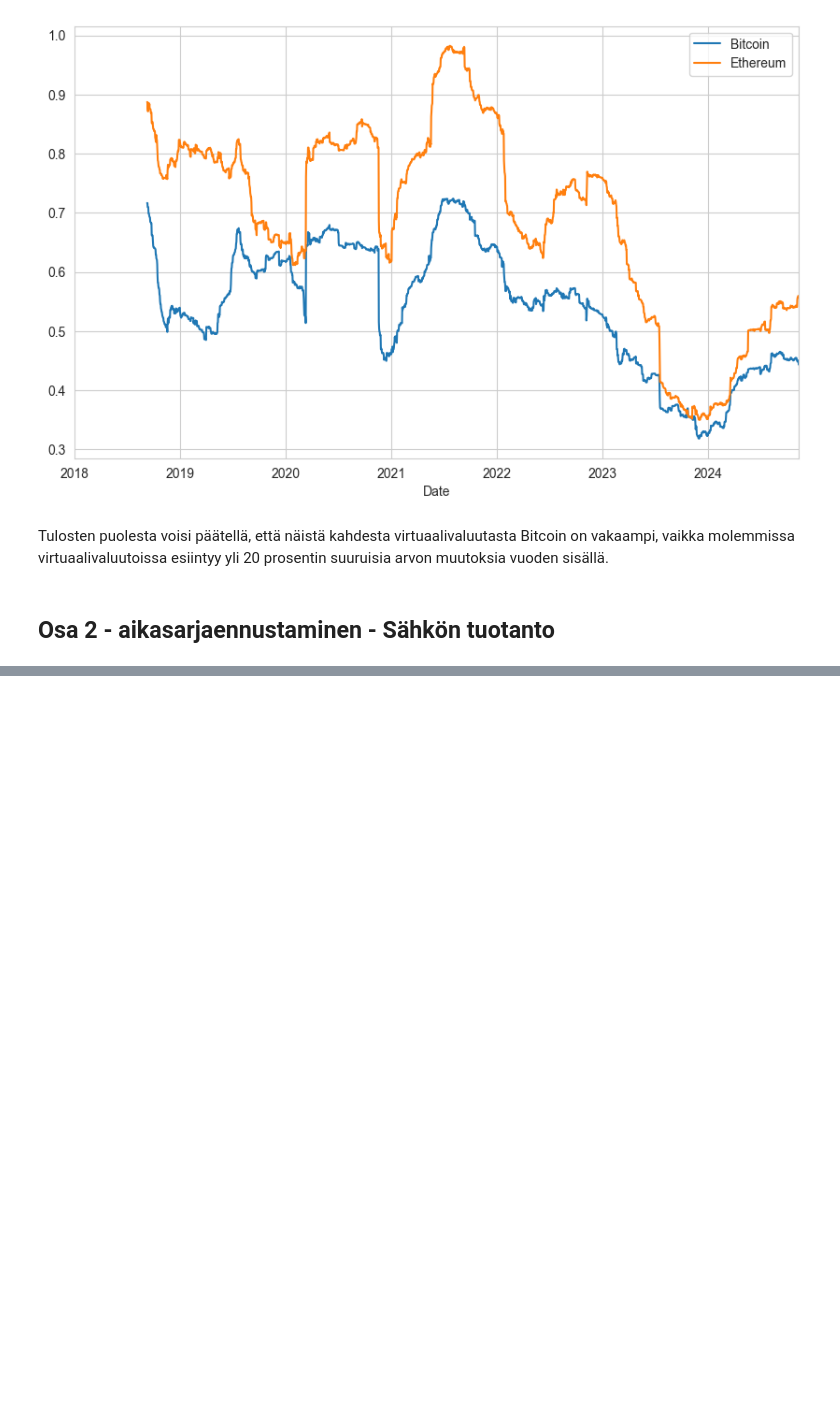
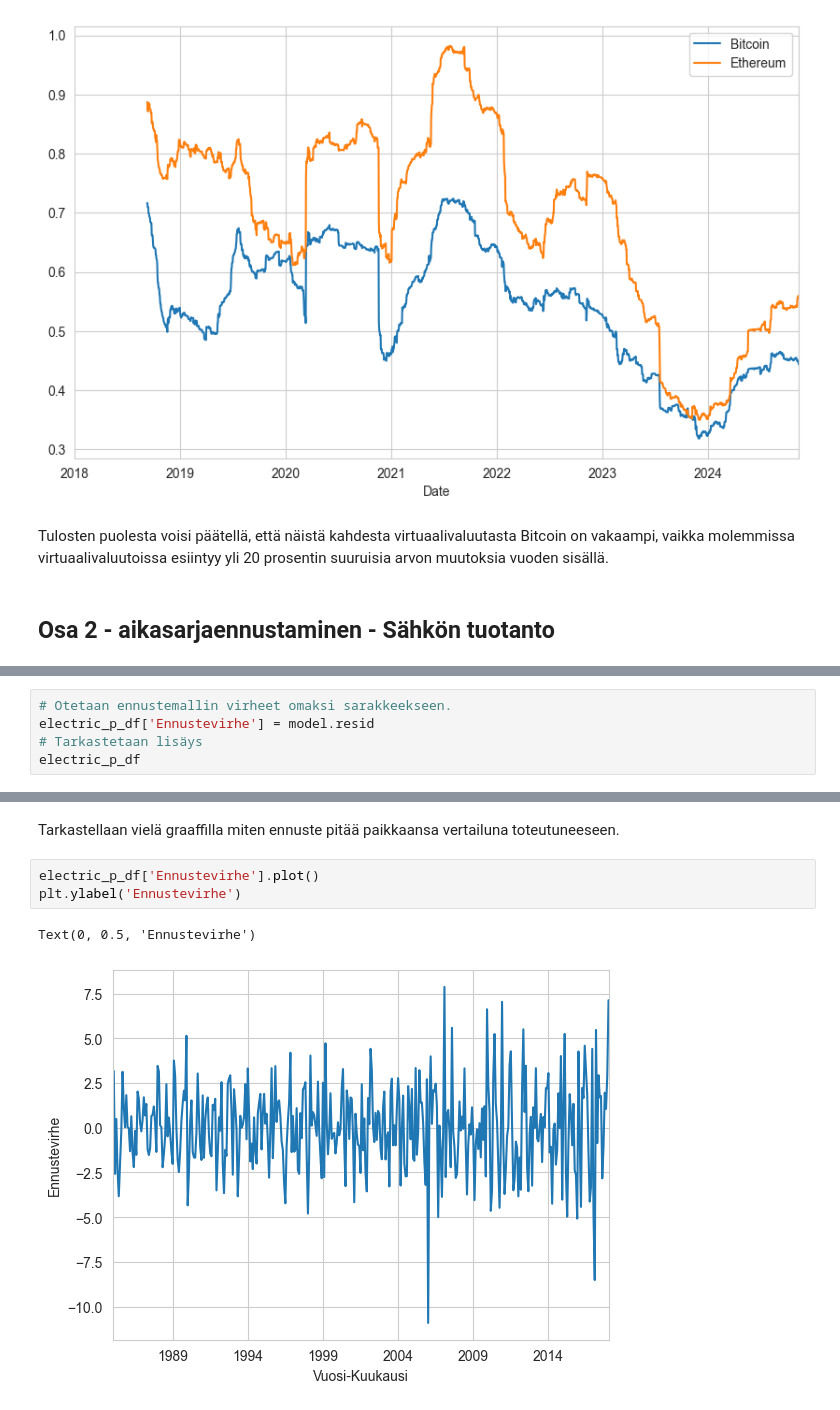
Before and after one commit to TatuE/Data_analytics, a Jupyter notebook: assignment_2/Tehtava_2_aikasarjat.ipynb, the cells around one changed output, grey strips where cells are left out. Drawn from its saved outputs; the diff is of its cells as text; blank space fills up the shorter version.

```diff
--- a/assignment_2/Tehtava_2_aikasarjat.ipynb
+++ b/assignment_2/Tehtava_2_aikasarjat.ipynb
@@ -431,0 +574,5 @@ Tulosten puolesta voisi päätellä, että näistä kahdesta virtuaalivaluutasta
+# %%
+# Otetaan ennustemallin virheet omaksi sarakkeekseen.
+electric_p_df['Ennustevirhe'] = model.resid
+# Tarkastetaan lisäys
+electric_p_df
@@ -431,0 +594,8 @@ Tulosten puolesta voisi päätellä, että näistä kahdesta virtuaalivaluutasta
+# %% [markdown]
+Tarkastellaan vielä graaffilla miten ennuste pitää paikkaansa vertailuna toteutuneeseen.
+# %%
+electric_p_df['Ennustevirhe'].plot()
+plt.ylabel('Ennustevirhe')
+# %% [output]
+Text(0, 0.5, 'Ennustevirhe')
+[figure, added]
```
Also changed, not shown: parts of 39 cells of this notebook, 2 other files.
